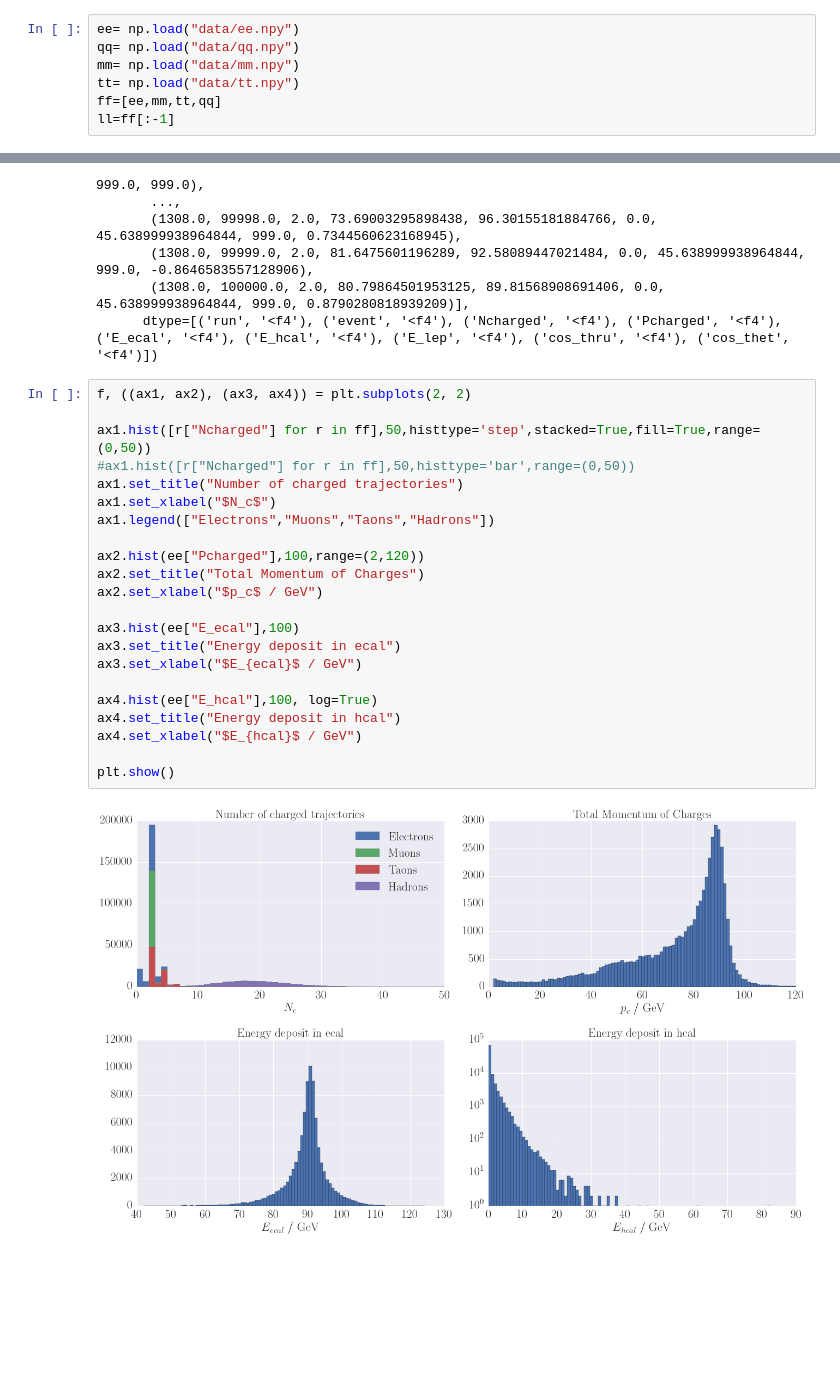
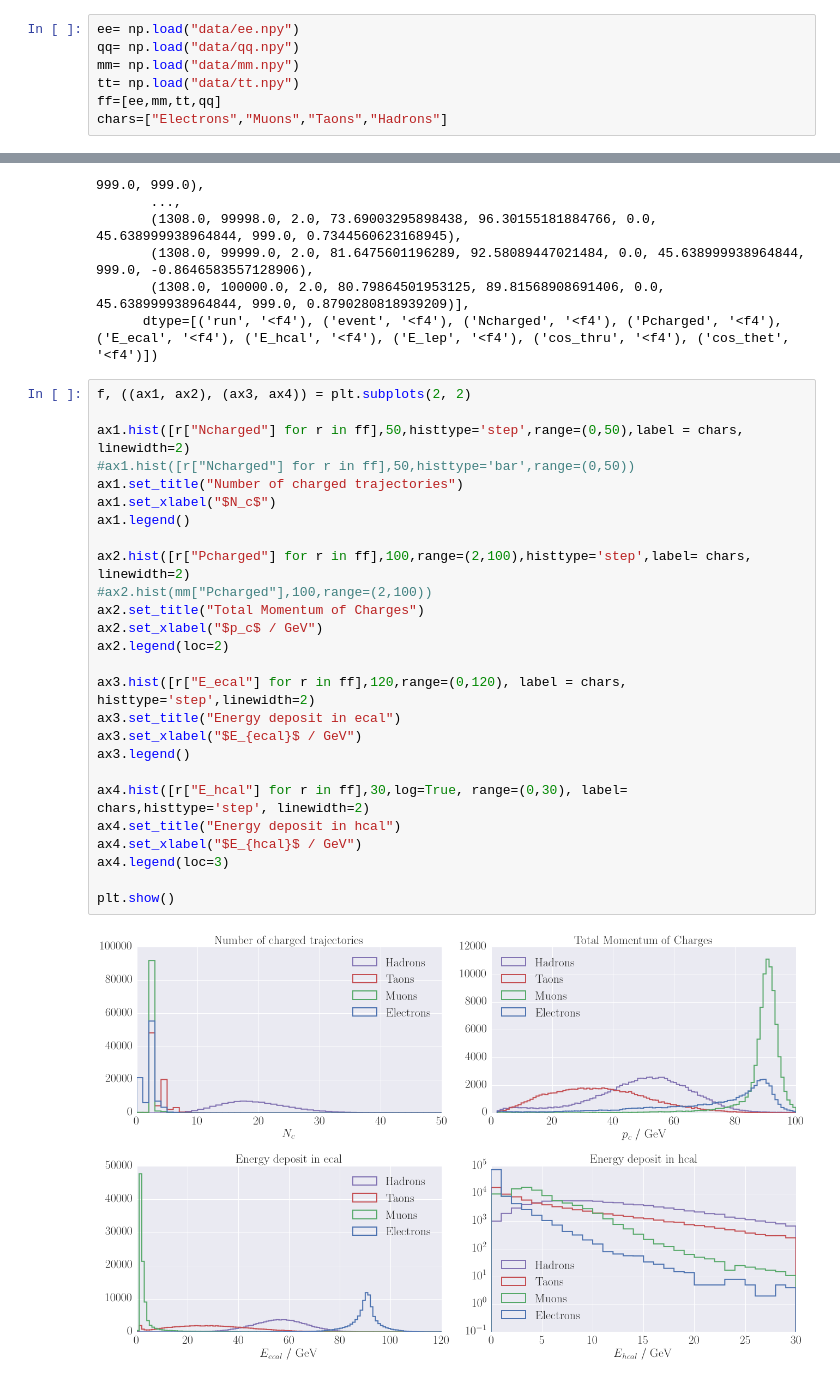
Before and after one commit to Bondzio/fp, a Jupyter notebook: Z0/analysis/Montecarlo_data.ipynb, the cells around one changed output, grey strips where cells are left out. Saved outputs shown, nothing was run; the diff lists cells and outputs as text; blank space fills up the shorter version.

```diff
--- a/Z0/analysis/Montecarlo_data.ipynb
+++ b/Z0/analysis/Montecarlo_data.ipynb
@@ -22,7 +22,7 @@ qq= np.load("data/qq.npy")
 mm= np.load("data/mm.npy")
 tt= np.load("data/tt.npy")
 ff=[ee,mm,tt,qq]
-ll=ff[:-1]
+chars=["Electrons","Muons","Taons","Hadrons"]
 # %%
 ee
 # %% [output]
@@ -37,24 +37,28 @@ array([ (1308.0, 1.0, 2.0, 81.32794189453125, 88.92961883544922, 0.0, 45.6389999
 # %%
 f, ((ax1, ax2), (ax3, ax4)) = plt.subplots(2, 2)
 
-ax1.hist([r["Ncharged"] for r in ff],50,histtype='step',stacked=True,fill=True,range=(0,50))
+ax1.hist([r["Ncharged"] for r in ff],50,histtype='step',range=(0,50),label = chars, linewidth=2)
 #ax1.hist([r["Ncharged"] for r in ff],50,histtype='bar',range=(0,50))
 ax1.set_title("Number of charged trajectories")
 ax1.set_xlabel("$N_c$")
-ax1.legend(["Electrons","Muons","Taons","Hadrons"])
+ax1.legend()
 
-ax2.hist(ee["Pcharged"],100,range=(2,120))
+ax2.hist([r["Pcharged"] for r in ff],100,range=(2,100),histtype='step',label= chars, linewidth=2)
+#ax2.hist(mm["Pcharged"],100,range=(2,100))
 ax2.set_title("Total Momentum of Charges")
 ax2.set_xlabel("$p_c$ / GeV")
+ax2.legend(loc=2)
 
-ax3.hist(ee["E_ecal"],100)
+ax3.hist([r["E_ecal"] for r in ff],120,range=(0,120), label = chars, histtype='step',linewidth=2)
 ax3.set_title("Energy deposit in ecal")
 ax3.set_xlabel("$E_{ecal}$ / GeV")
+ax3.legend()
 
-ax4.hist(ee["E_hcal"],100, log=True)
+ax4.hist([r["E_hcal"] for r in ff],30,log=True, range=(0,30), label= chars,histtype='step', linewidth=2)
 ax4.set_title("Energy deposit in hcal")
 ax4.set_xlabel("$E_{hcal}$ / GeV")
+ax4.legend(loc=3)
 
 plt.show()
 # %% [output]
-[figure, old version]
+[figure, new version]
```
Also changed, not shown: parts of 4 cells of this notebook.
